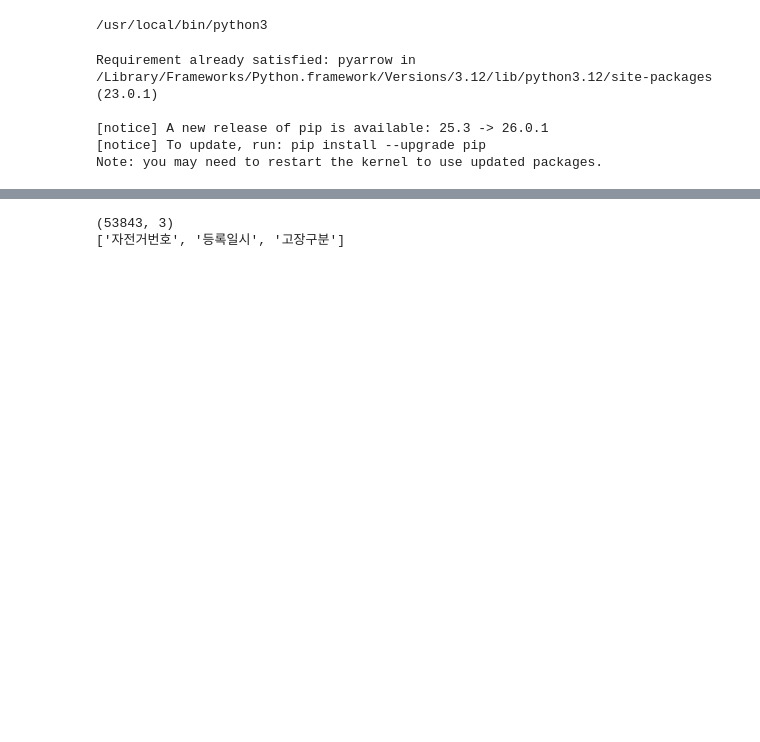
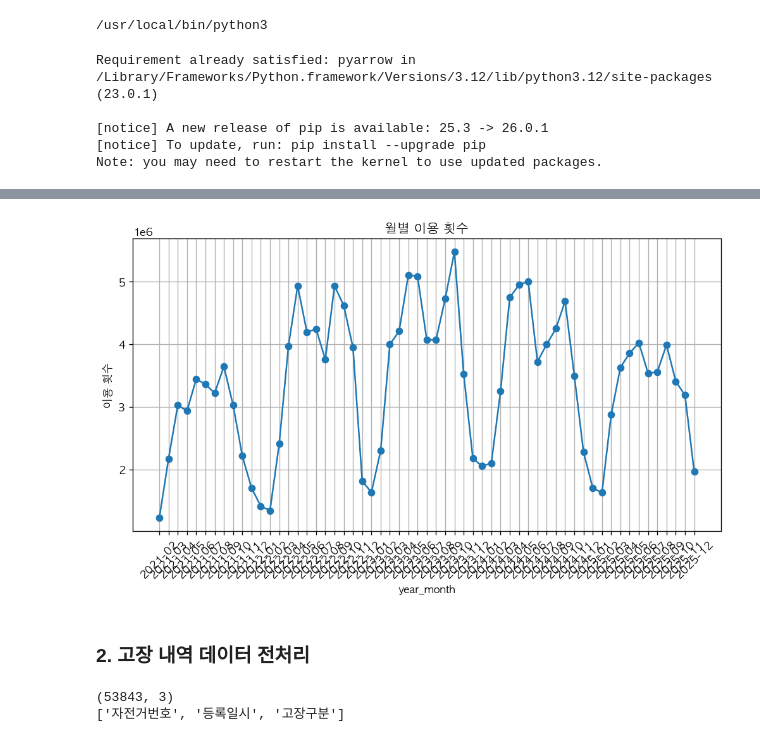
Before and after one commit to Jinx921/26-1_BITAmin_project, a Jupyter notebook: data_eda.ipynb, the cells around one changed output, grey strips where cells are left out. Saved outputs shown, nothing was run; the diff lists cells and outputs as text; code cells hidden in the pictures; blank space fills up the shorter version.

```diff
--- a/data_eda.ipynb
+++ b/data_eda.ipynb
@@ -181,3 +233,24 @@ NameError: name 'usage_all' is not defined
+# %%
+# 월별 이용 횟수
+usage_all["year_month"] = usage_all["date"].dt.to_period("M")
+
+monthly_usage = usage_all.groupby("year_month")["시간별_이용횟수"].sum()
+
+fig, ax = plt.subplots()
+ax.plot(monthly_usage.index.astype(str), monthly_usage.values, marker="o")
+
+ax.set_title("월별 이용 횟수")
+ax.set_xlabel("year_month")
+ax.set_ylabel("이용 횟수")
+ax.tick_params(axis='x', rotation=45)
+ax.grid(True)
+
+display(fig)
+plt.close(fig)
+# %% [output]
+[figure, added]
+# %% [markdown]
+### 2. 고장 내역 데이터 전처리
 # %%
 # repair 데이터 샘플 확인
 repair_sample = pd.read_csv(repair_files[0], encoding="cp949", low_memory=False) if repair_files else pd.DataFrame()
```
Also changed, not shown: parts of 7 cells of this notebook.
